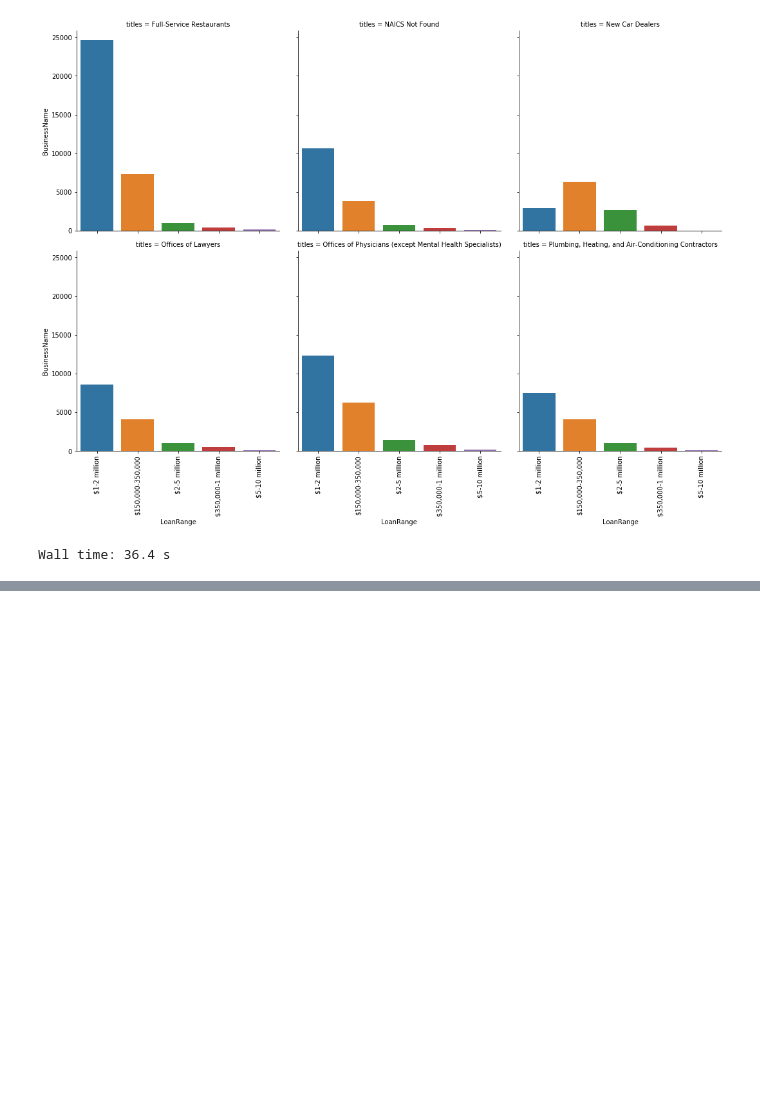
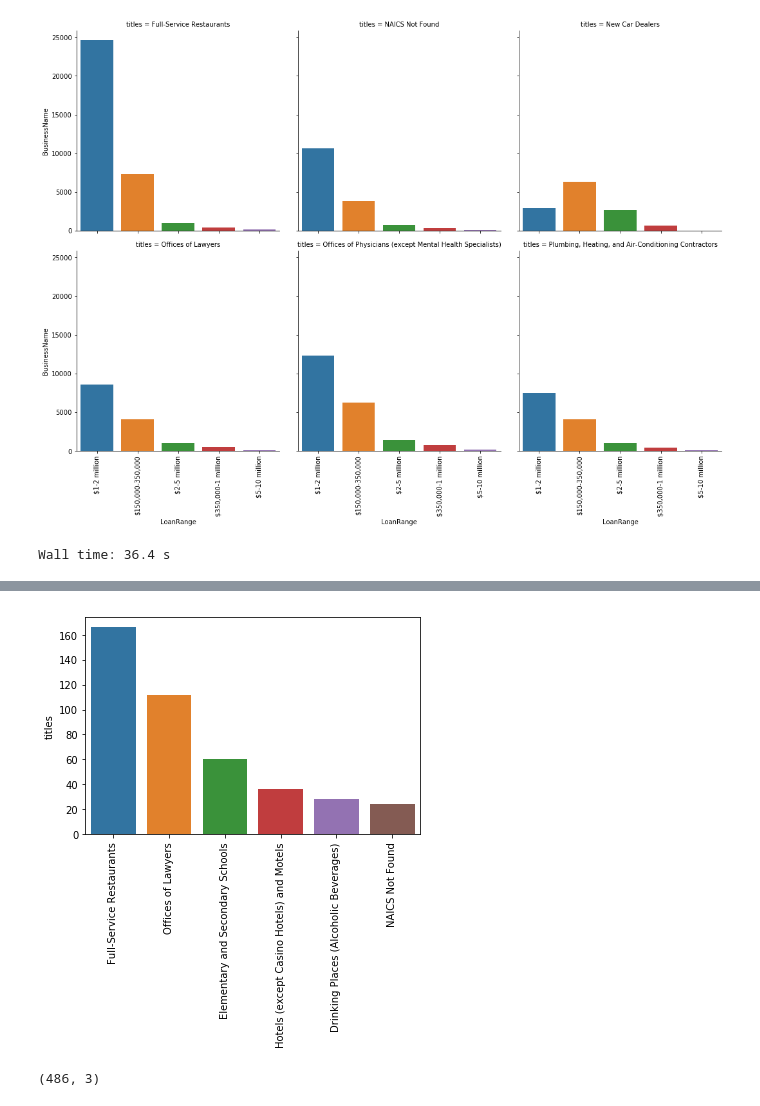
Before and after one commit to apedeaux/PPP, a Jupyter notebook: PPP-Over150.ipynb, the cells around one changed output, grey strips where cells are left out. Drawn from its saved outputs; the diff is of its cells as text; code cells hidden in the pictures; blank space fills up the shorter version.

Commit message:
adding Nola bar charts

```diff
--- a/PPP-Over150.ipynb
+++ b/PPP-Over150.ipynb
@@ -209,3 +209,17 @@ nola.head()
 | 2 | 264564 | a $5-10 million | PHELPS DUNBAR, LLP | 365 CANAL ST Suite 2000 | NEW ORLEANS | LA | 70130.0 | 541110.0 | Limited Liability Partnership | ... |
 | 3 | 264672 | b $2-5 million | DEUTSCH KERRIGAN LLP | 755 Market Street | NEW ORLEANS | LA | 70130.0 | 541110.0 | Partnership | ... |
 | 4 | 264704 | b $2-5 million | GALLOWAY, JOHNSON, THOMPKINS, BUR... | 701 Poydras Street 40th Floor | NEW ORLEANS | LA | 70139.0 | 541110.0 | Corporation | ... |
+# %%
+barplot_frame = pd.DataFrame(nola.titles.value_counts().sort_values(ascending=False)[:6])
+# %%
+plot = sns.barplot(y = barplot_frame["titles"], x = barplot_frame.index)
+plot.set_xticklabels(labels = barplot_frame.index, rotation=90)
+plt.show()
+# %% [output]
+[figure, added]
+# %%
+catplot_frame = pd.DataFrame(nola.groupby(['titles', 'LoanRange']).agg({'BusinessName': 'count'}))
+catplot_frame = catplot_frame.reset_index()
+catplot_frame.shape
+# %% [output]
+(486, 3)
```
Also changed, not shown: parts of 2 cells of this notebook.
